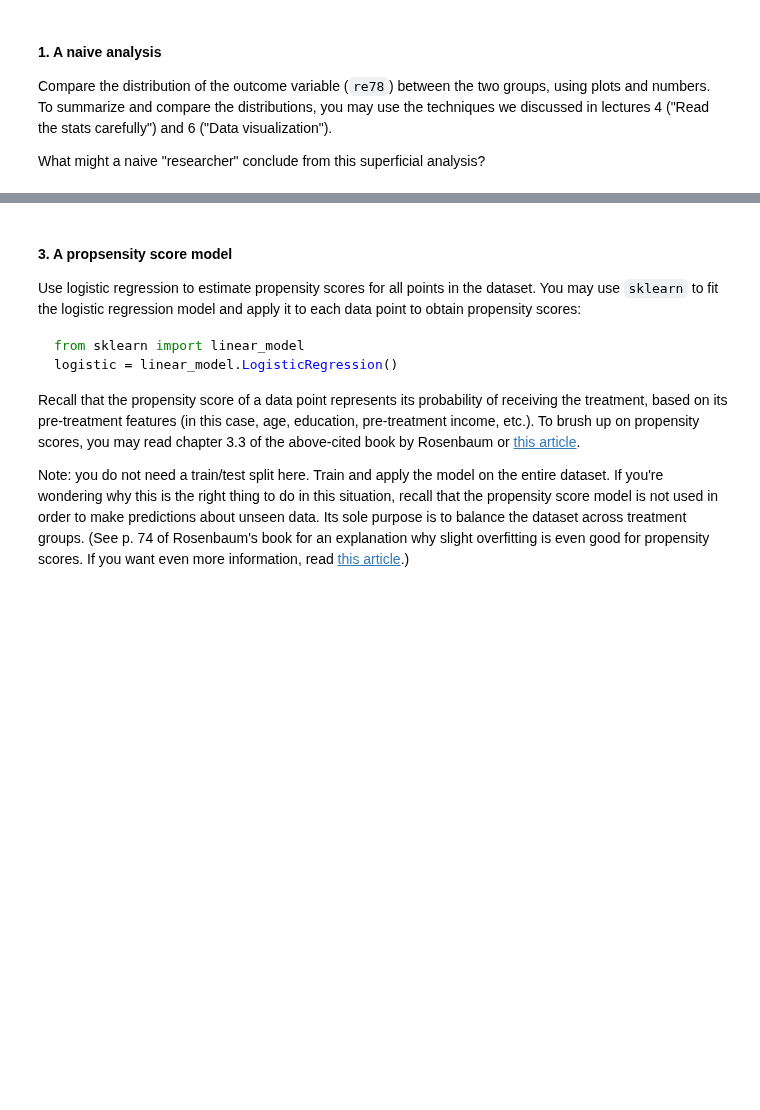
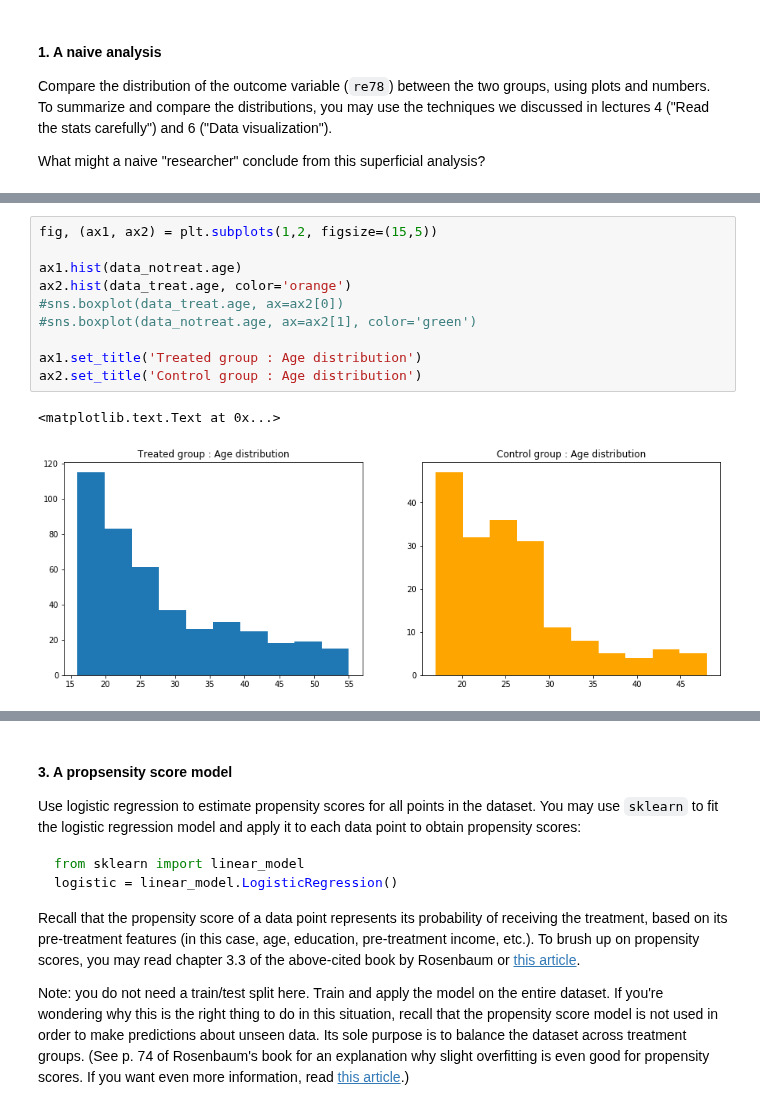
Before and after one commit to Piloumpicou/ADA-Unexpected-Match, a Jupyter notebook: 04 - Applied ML/Homework 4.ipynb, the cells around one changed output, grey strips where cells are left out. Drawn from its saved outputs; the diff is of its cells as text; blank space fills up the shorter version.

```diff
--- a/04 - Applied ML/Homework 4.ipynb
+++ b/04 - Applied ML/Homework 4.ipynb
@@ -122,0 +202,13 @@ data.describe()
+# %%
+fig, (ax1, ax2) = plt.subplots(1,2, figsize=(15,5))
+
+ax1.hist(data_notreat.age)
+ax2.hist(data_treat.age, color='orange')
+#sns.boxplot(data_treat.age, ax=ax2[0])
+#sns.boxplot(data_notreat.age, ax=ax2[1], color='green')
+
+ax1.set_title('Treated group : Age distribution')
+ax2.set_title('Control group : Age distribution')
+# %% [output]
+<matplotlib.text.Text at 0x...>
+[figure, added]
```
Also changed, not shown: parts of 16 cells of this notebook.
